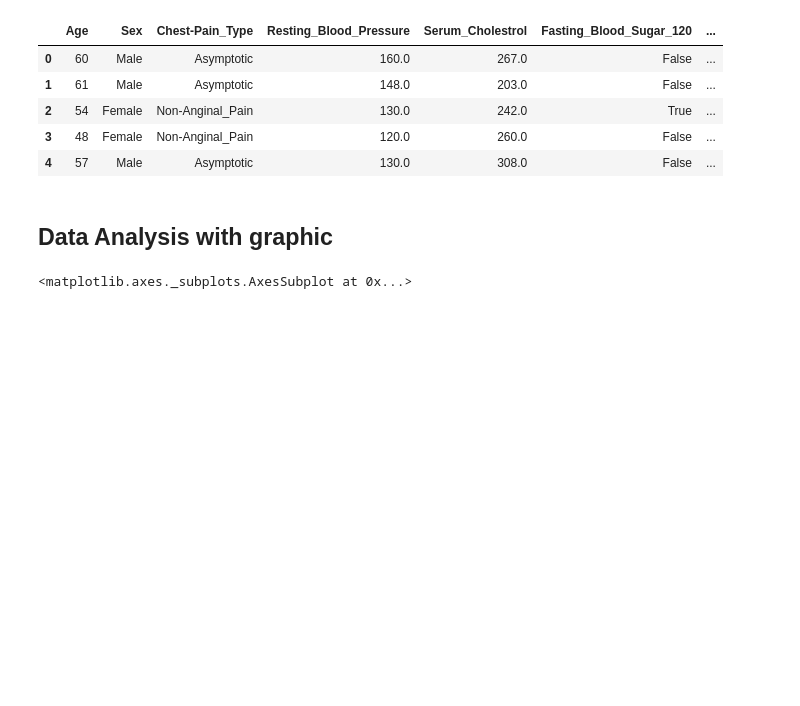
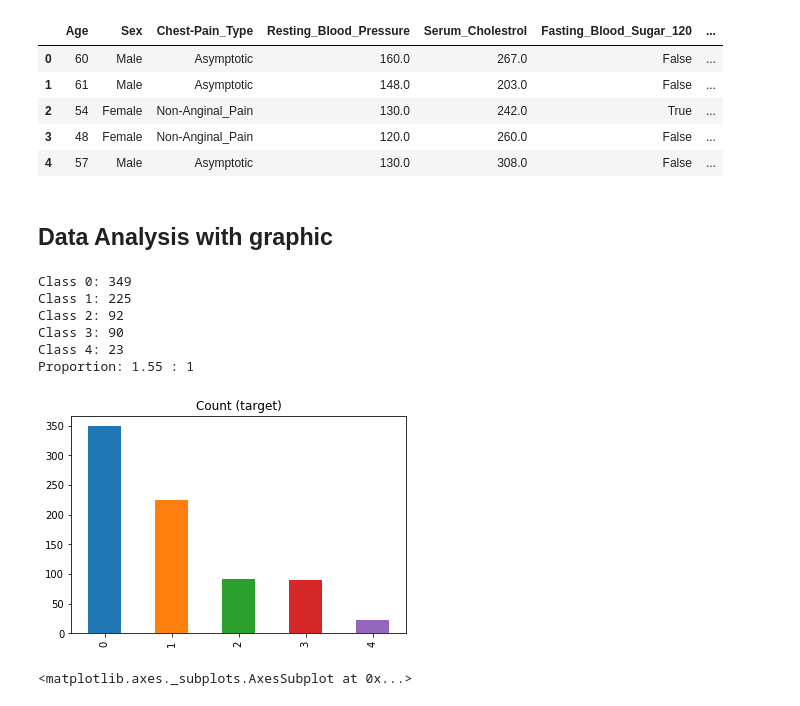
Before and after one commit to aldoazali/ButuhPassingan_IF3170, a Jupyter notebook: IF3170_Butuh_Passingan_vAldo.ipynb, the cells around one changed output. Saved outputs shown, nothing was run; the diff lists cells and outputs as text; code cells hidden in the pictures; blank space fills up the shorter version.

```diff
--- a/IF3170_Butuh_Passingan_vAldo.ipynb
+++ b/IF3170_Butuh_Passingan_vAldo.ipynb
@@ -106,6 +106,23 @@ dg.head()
 | 4 | 57 | Male | Asymptotic | 130.0 | 308.0 | False | ... |
 # %% [markdown]
 ## Data Analysis with graphic
+# %%
+target_count = df.Diagnosis_HD.value_counts()
+print('Class 0:', target_count[0])
+print('Class 1:', target_count[1])
+print('Class 2:', target_count[2])
+print('Class 3:', target_count[3])
+print('Class 4:', target_count[4])
+print('Proportion:', round(target_count[0] / target_count[1], 2), ': 1')
+target_count.plot(kind='bar', title='Count (target)');
+# %% [output]
+Class 0: 349
+Class 1: 225
+Class 2: 92
+Class 3: 90
+Class 4: 23
+Proportion: 1.55 : 1
+[figure, added]
 # %%
 # "Age", Resting_Blood_Pressure , Serum_Cholestrol , "Max-Heart_Rate_Achieved" , ST_Depression
 sns.violinplot(x=df['Diagnosis_HD'], y=df['ST_Depression'])
```
Also changed, not shown: parts of 25 cells of this notebook.
